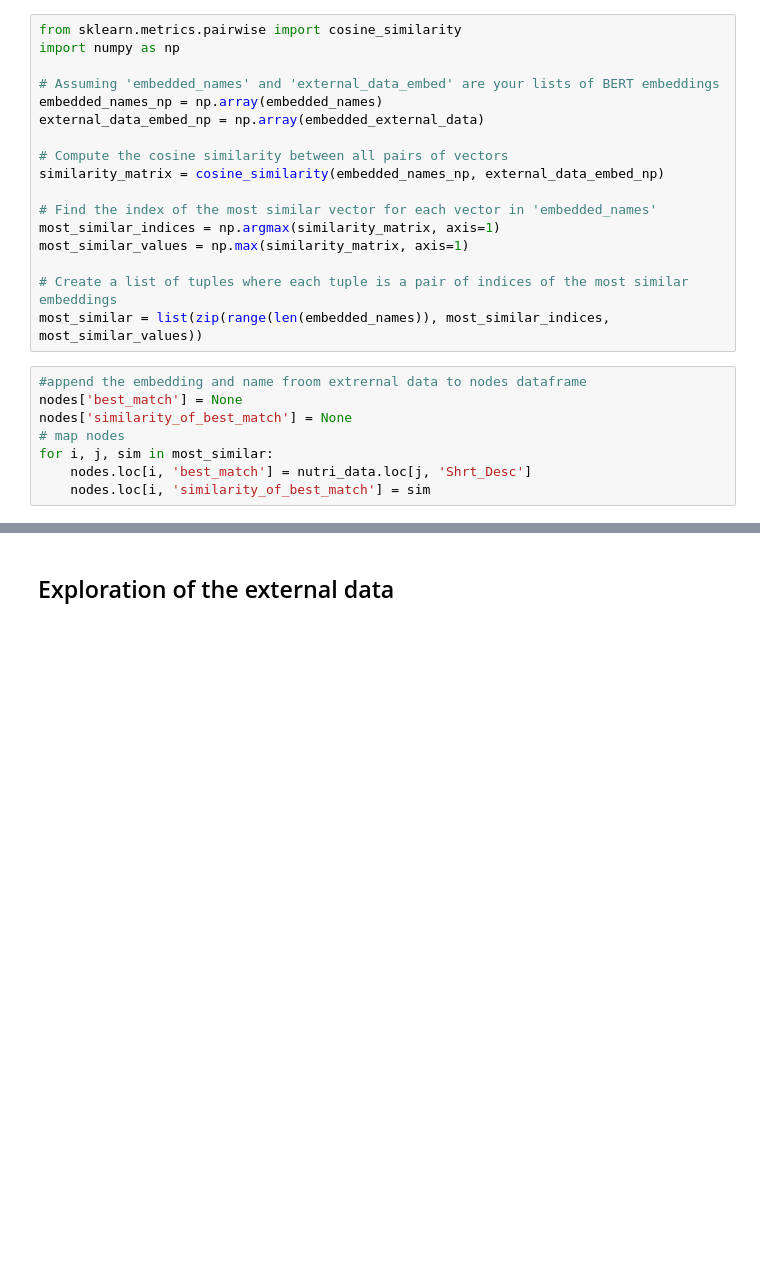
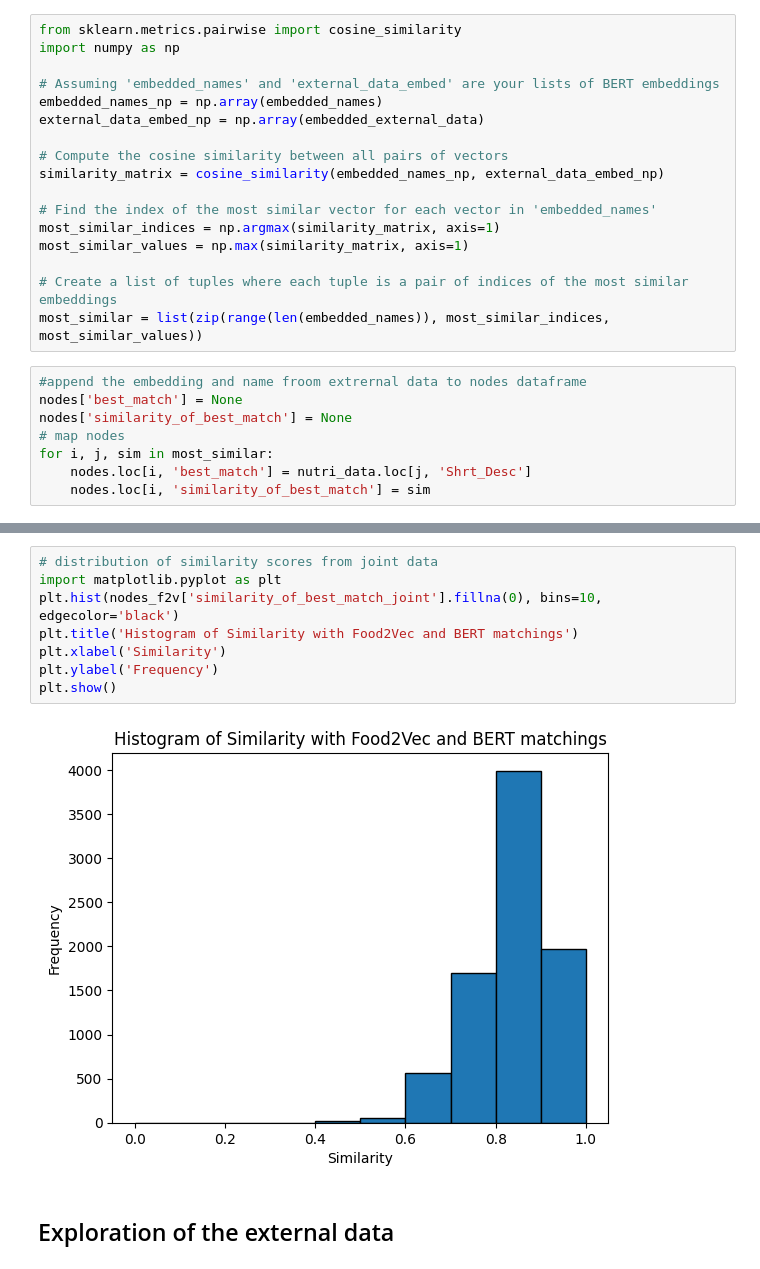
Before and after one commit to ja-nina/DietDupe, a Jupyter notebook: EDA.ipynb, the cells around one changed output, grey strips where cells are left out. Cells and saved outputs as stored; diff of their text form; blank space fills up the shorter version.

```diff
--- a/EDA.ipynb
+++ b/EDA.ipynb
@@ -175,3 +358,13 @@ nodes.head(20)
+# %%
+# distribution of similarity scores from joint data
+import matplotlib.pyplot as plt
+plt.hist(nodes_f2v['similarity_of_best_match_joint'].fillna(0), bins=10, edgecolor='black')
+plt.title('Histogram of Similarity with Food2Vec and BERT matchings')
+plt.xlabel('Similarity')
+plt.ylabel('Frequency')
+plt.show()
+# %% [output]
+[figure, added]
 # %% [markdown]
 ## Exploration of the external data
 # %%
```
Also changed, not shown: parts of 15 cells of this notebook.
